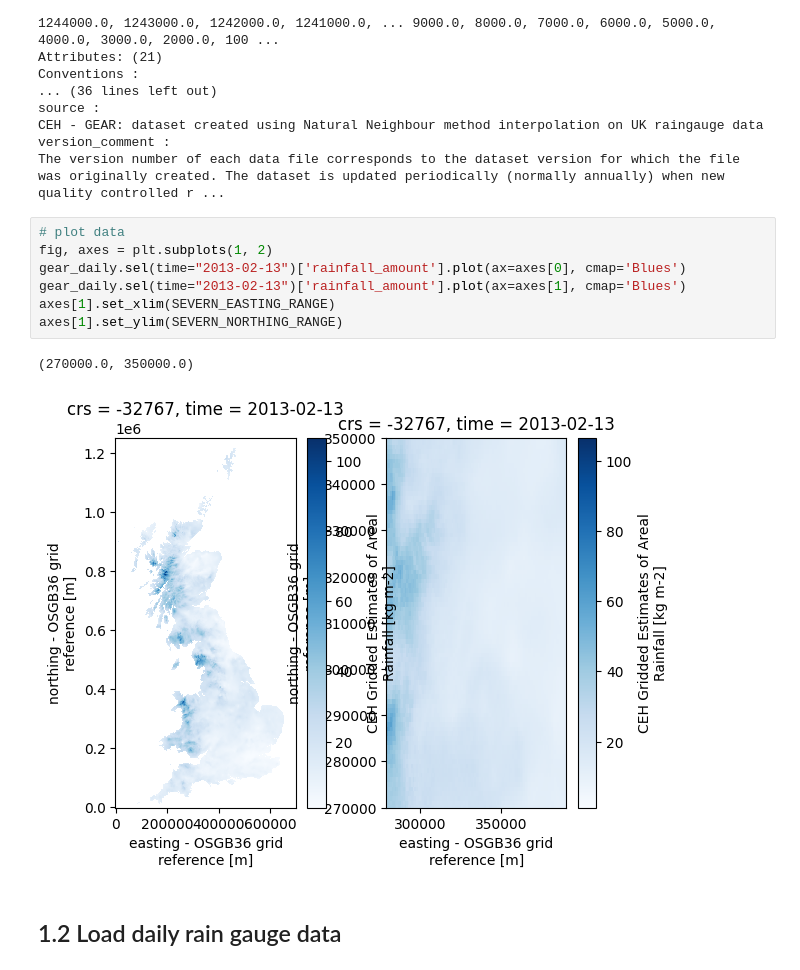
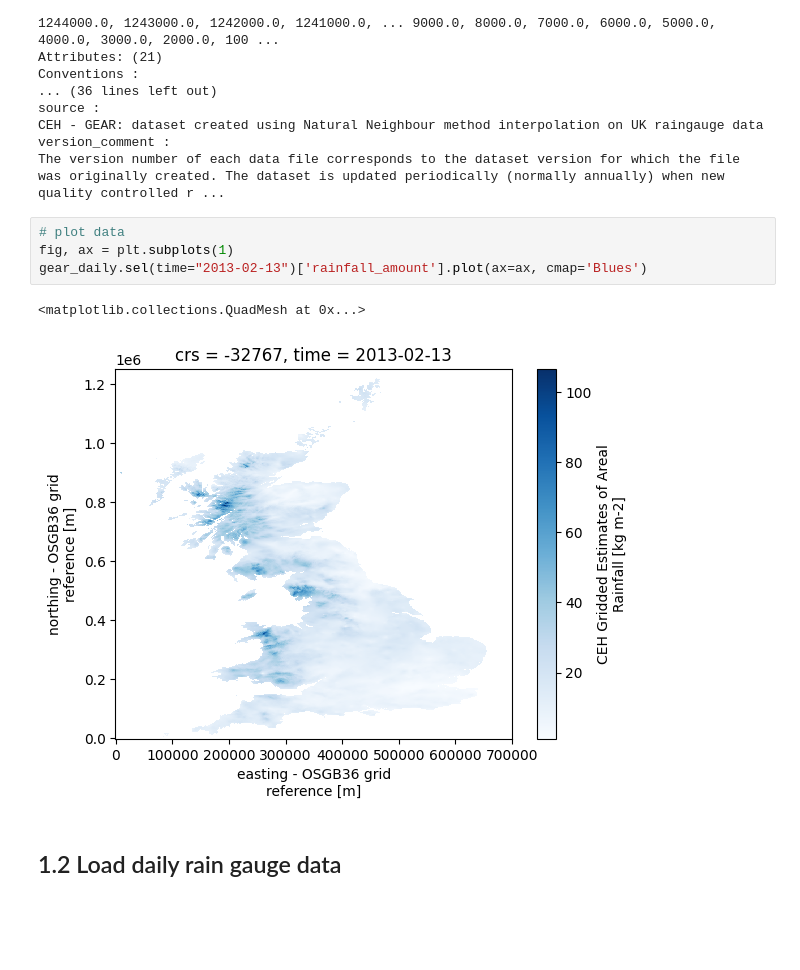
Before and after one commit to Thomasjkeel/UKCEH_Summer_School, a Jupyter notebook: Workshop_4/Workshop_4_rainfall_uncertainty.ipynb, the cells around one changed output. Saved outputs shown, nothing was run; the diff lists cells and outputs as text; blank space fills up the shorter version.

```diff
--- a/Workshop_4/Workshop_4_rainfall_uncertainty.ipynb
+++ b/Workshop_4/Workshop_4_rainfall_uncertainty.ipynb
@@ -146,14 +150,11 @@ version_comment :
 The version number of each data file corresponds to the dataset version for which the file was originally created. The dataset is updated periodically (normally annually) when new quality controlled r ...
 # %%
 # plot data
-fig, axes = plt.subplots(1, 2)
-gear_daily.sel(time="2013-02-13")['rainfall_amount'].plot(ax=axes[0], cmap='Blues')
-gear_daily.sel(time="2013-02-13")['rainfall_amount'].plot(ax=axes[1], cmap='Blues')
-axes[1].set_xlim(SEVERN_EASTING_RANGE)
-axes[1].set_ylim(SEVERN_NORTHING_RANGE)
+fig, ax = plt.subplots(1)
+gear_daily.sel(time="2013-02-13")['rainfall_amount'].plot(ax=ax, cmap='Blues')
 # %% [output]
-(270000.0, 350000.0)
+<matplotlib.collections.QuadMesh at 0x...>
-[figure, old version]
+[figure, new version]
 # %% [markdown]
 ## 1.2 Load daily rain gauge data
 # %%
```
Also changed, not shown: parts of 10 cells of this notebook, 1 other file.
